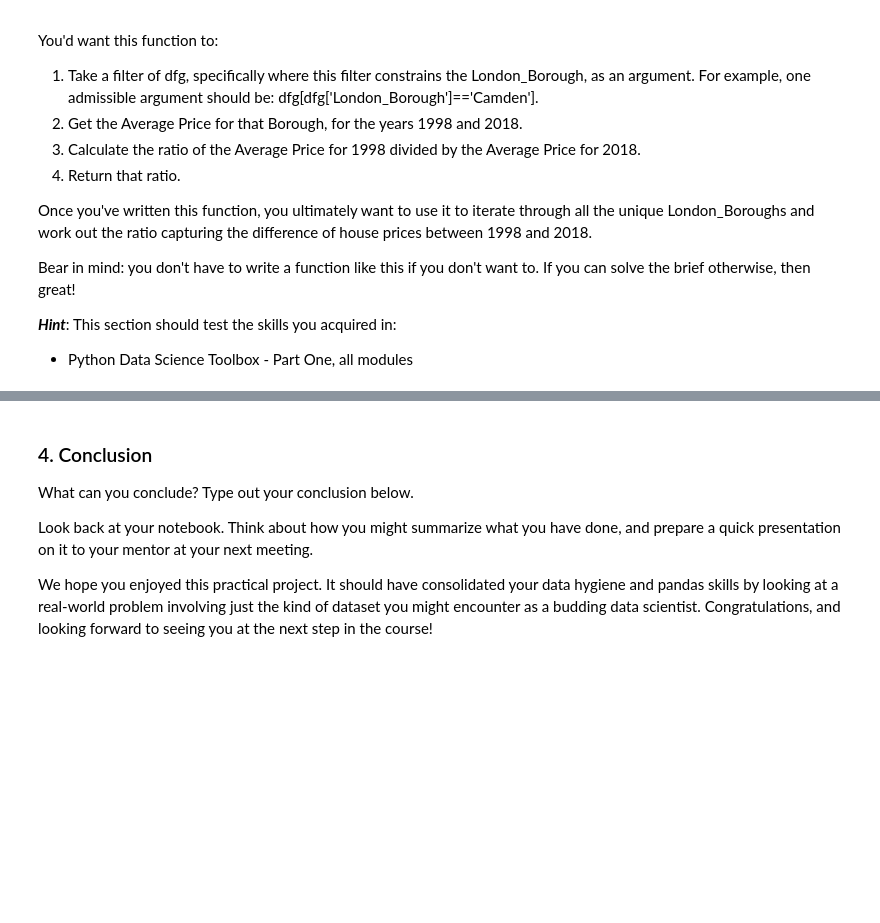
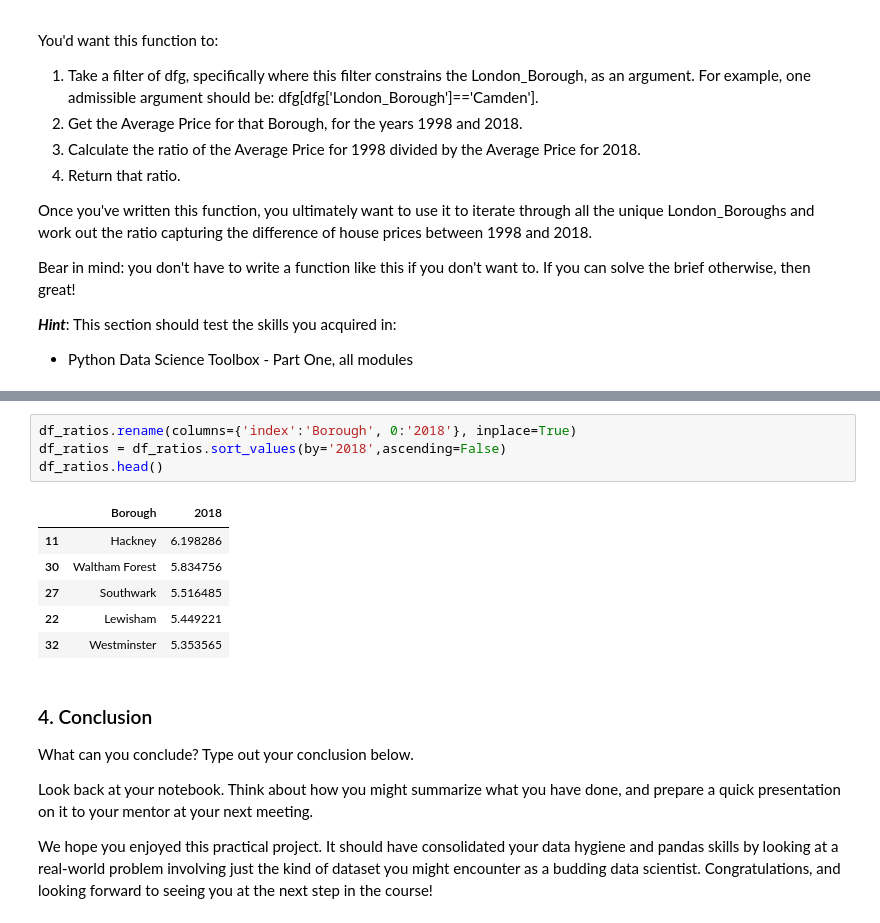
Before and after one commit to fugisawa/Springboard, a Jupyter notebook: Unit 4 Challenge - Tier 3.ipynb, the cells around one changed output, grey strips where cells are left out. Drawn from its saved outputs; the diff is of its cells as text; blank space fills up the shorter version.

```diff
--- a/Unit 4 Challenge - Tier 3.ipynb
+++ b/Unit 4 Challenge - Tier 3.ipynb
@@ -294,3 +346,14 @@ Bear in mind: you don't have to write a function like this if you don't want to.
+# %%
+df_ratios.rename(columns={'index':'Borough', 0:'2018'}, inplace=True)
+df_ratios = df_ratios.sort_values(by='2018',ascending=False)
+df_ratios.head()
+# %% [output]
+|  | Borough | 2018 |
+| 11 | Hackney | 6.198286 |
+| 30 | Waltham Forest | 5.834756 |
+| 27 | Southwark | 5.516485 |
+| 22 | Lewisham | 5.449221 |
+| 32 | Westminster | 5.353565 |
 # %% [markdown]
 ### 4. Conclusion
 What can you conclude? Type out your conclusion below.
```
Also changed, not shown: parts of 5 cells of this notebook.
